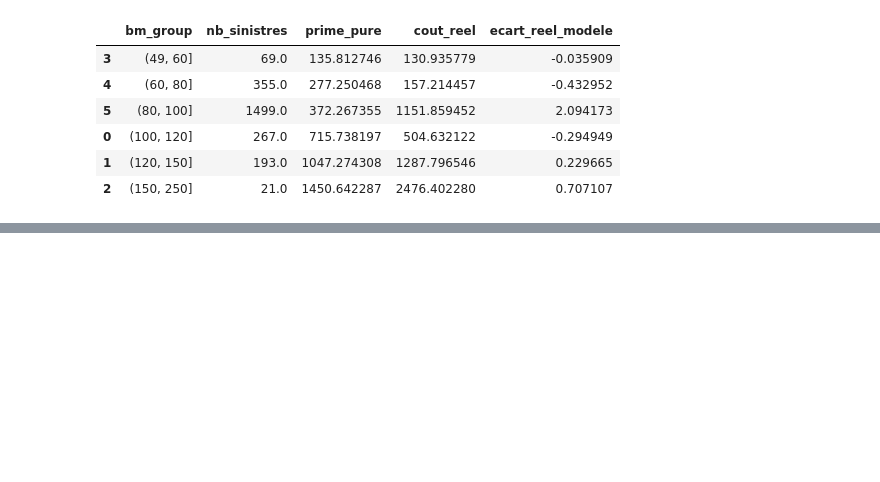
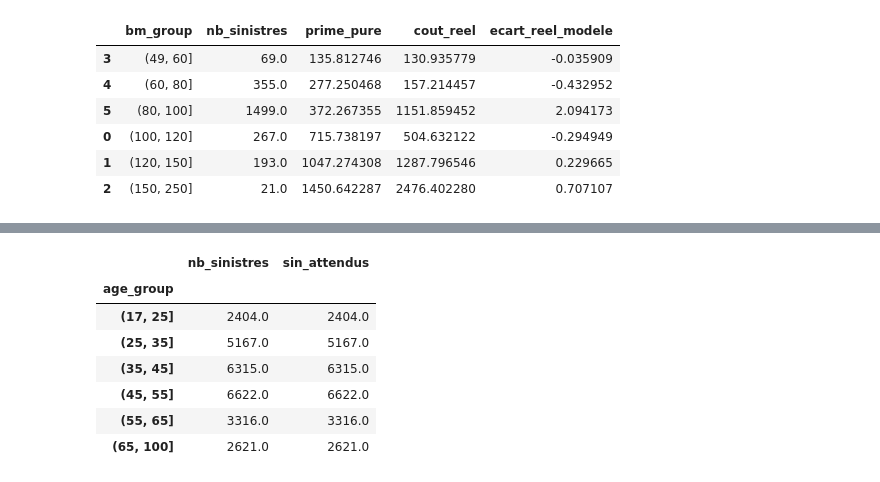
Before and after one commit to namngy/actuarial-portfolio-project, a Jupyter notebook: notebooks/03_underwriting_risk.ipynb, the cells around one changed output, grey strips where cells are left out. Cells and saved outputs as stored; diff of their text form; code cells hidden in the pictures; blank space fills up the shorter version.

```diff
--- a/notebooks/03_underwriting_risk.ipynb
+++ b/notebooks/03_underwriting_risk.ipynb
@@ -162,0 +191,11 @@ Name: part_expo, dtype: float64
+# %%
+cells.groupby("age_group", observed=True)[["nb_sinistres", "sin_attendus"]].sum()
+# %% [output]
+|  | nb_sinistres | sin_attendus |
+| age_group |  |  |
+| (17, 25] | 2404.0 | 2404.0 |
+| (25, 35] | 5167.0 | 5167.0 |
+| (35, 45] | 6315.0 | 6315.0 |
+| (45, 55] | 6622.0 | 6622.0 |
+| (55, 65] | 3316.0 | 3316.0 |
+| (65, 100] | 2621.0 | 2621.0 |
```
Also changed, not shown: parts of 1 cell of this notebook.
